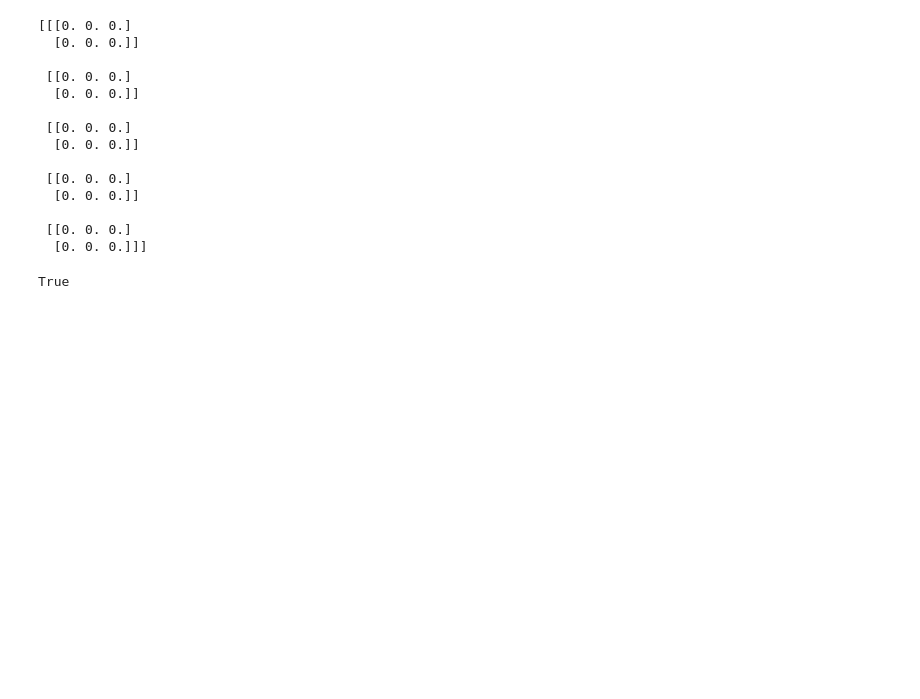
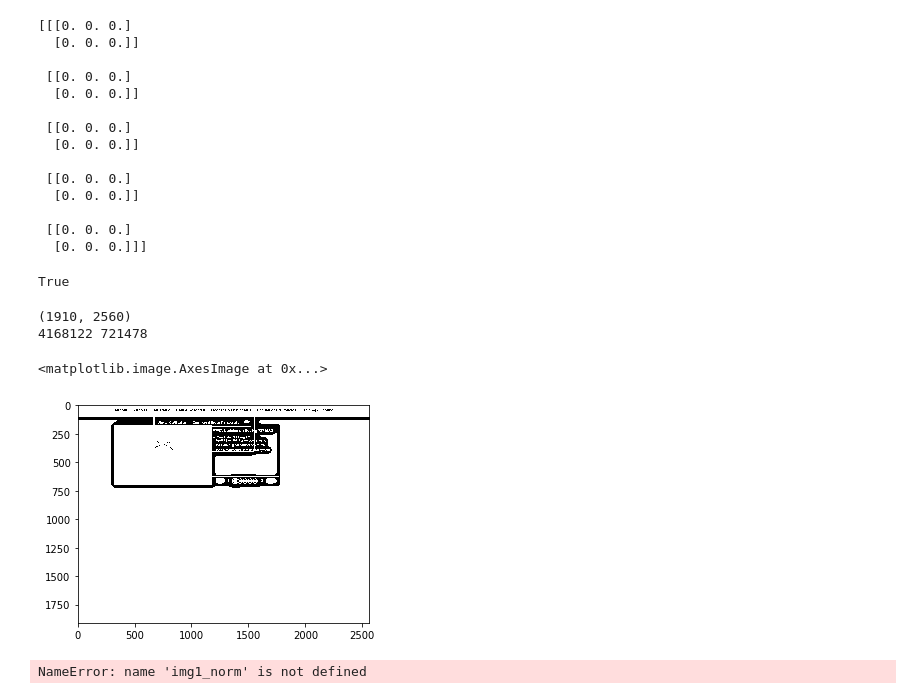
Before and after one commit to WaleedHashmi/JS-Cleaner, a Jupyter notebook: Comparison/Untitled.ipynb, the cells around one changed output. Drawn from its saved outputs; the diff is of its cells as text; code cells hidden in the pictures; blank space fills up the shorter version.

Commit message:
Functional Comparison // Cropping Components by thresholding

```diff
--- a/Comparison/Untitled.ipynb
+++ b/Comparison/Untitled.ipynb
@@ -158,3 +158,25 @@ print(a)
 np.array([0,0,0]).sum() == 0
 # %% [output]
 True
+# %%
+img1 = cv2.imread('1/1.jpg')
+img1_norm = normalise(img1)
+# %% [output]
+(1910, 2560)
+4168122 721478
+# %%
+import cv2, os
+import numpy as np
+import skimage
+from matplotlib import pyplot as plt
+
+img0 = cv2.imread('1/1.jpg',cv2.CV_8UC1)
+img0_norm = cv2.adaptiveThreshold(img0,255,cv2.ADAPTIVE_THRESH_GAUSSIAN_C,cv2.THRESH_BINARY,115,10)
+plt.imshow(img0_norm,interpolation='nearest',cmap='gray')
+# %% [output]
+<matplotlib.image.AxesImage at 0x...>
+[figure, added]
+# %%
+plt.imshow(img1_norm,interpolation='nearest',cmap='gray')
+# %% [output]
+NameError: name 'img1_norm' is not defined
```
Also changed, not shown: parts of 5 cells of this notebook, 2 other files.
